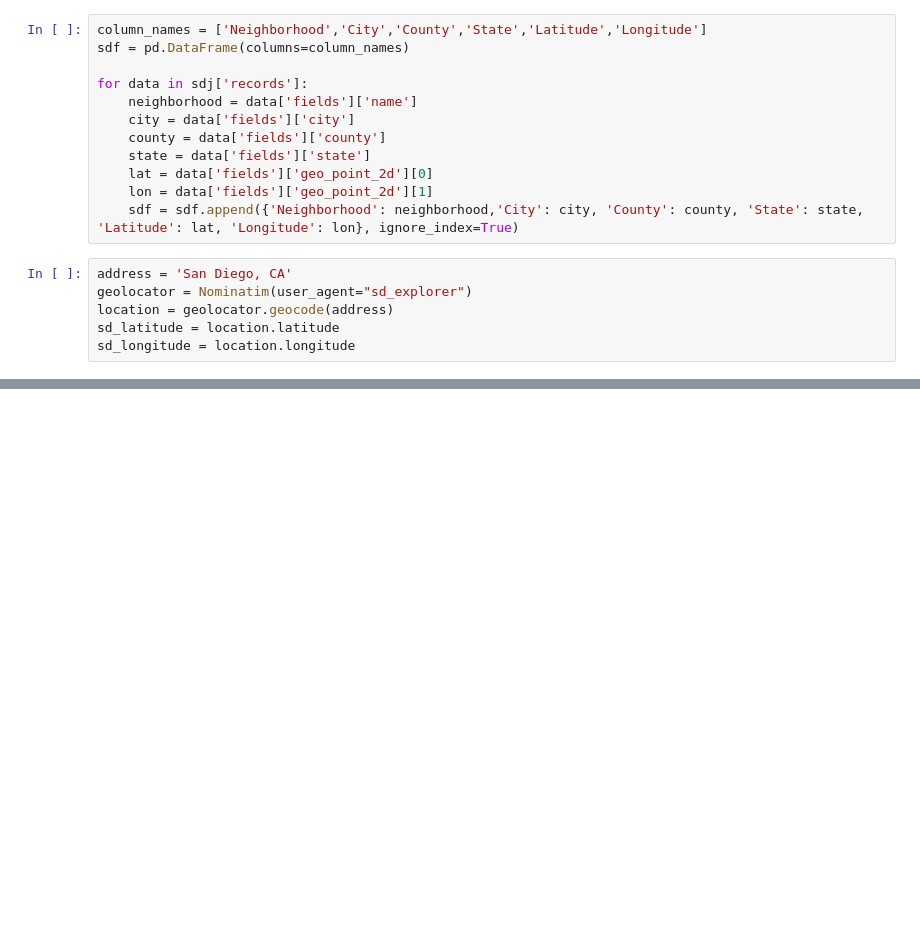
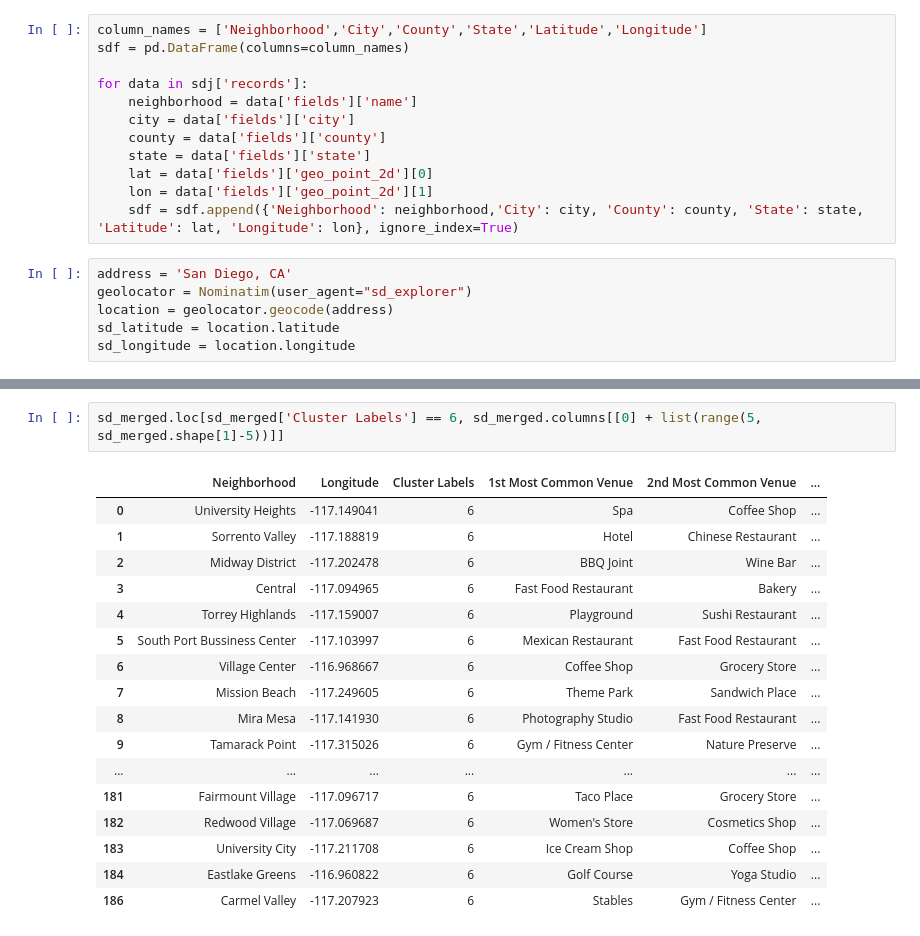
Before and after one commit to gregmusumeci/coursera_capstone, a Jupyter notebook: Battle of the Neighborhoods.ipynb, the cells around one changed output, grey strips where cells are left out. Saved outputs shown, nothing was run; the diff lists cells and outputs as text; blank space fills up the shorter version.

```diff
--- a/Battle of the Neighborhoods.ipynb
+++ b/Battle of the Neighborhoods.ipynb
@@ -66,0 +258,20 @@ VERSION = '20200227' # Foursquare API version
+# %%
+sd_merged.loc[sd_merged['Cluster Labels'] == 6, sd_merged.columns[[0] + list(range(5, sd_merged.shape[1]-5))]]
+# %% [output]
+|  | Neighborhood | Longitude | Cluster Labels | 1st Most Common Venue | 2nd Most Common Venue | ... |
+| 0 | University Heights | -117.149041 | 6 | Spa | Coffee Shop | ... |
+| 1 | Sorrento Valley | -117.188819 | 6 | Hotel | Chinese Restaurant | ... |
+| 2 | Midway District | -117.202478 | 6 | BBQ Joint | Wine Bar | ... |
+| 3 | Central | -117.094965 | 6 | Fast Food Restaurant | Bakery | ... |
+| 4 | Torrey Highlands | -117.159007 | 6 | Playground | Sushi Restaurant | ... |
+| 5 | South Port Bussiness Center | -117.103997 | 6 | Mexican Restaurant | Fast Food Restaurant | ... |
+| 6 | Village Center | -116.968667 | 6 | Coffee Shop | Grocery Store | ... |
+| 7 | Mission Beach | -117.249605 | 6 | Theme Park | Sandwich Place | ... |
+| 8 | Mira Mesa | -117.141930 | 6 | Photography Studio | Fast Food Restaurant | ... |
+| 9 | Tamarack Point | -117.315026 | 6 | Gym / Fitness Center | Nature Preserve | ... |
+| ... | ... | ... | ... | ... | ... | ... |
+| 181 | Fairmount Village | -117.096717 | 6 | Taco Place | Grocery Store | ... |
+| 182 | Redwood Village | -117.069687 | 6 | Women's Store | Cosmetics Shop | ... |
+| 183 | University City | -117.211708 | 6 | Ice Cream Shop | Coffee Shop | ... |
+| 184 | Eastlake Greens | -116.960822 | 6 | Golf Course | Yoga Studio | ... |
+| 186 | Carmel Valley | -117.207923 | 6 | Stables | Gym / Fitness Center | ... |
```
Also changed, not shown: parts of 21 cells of this notebook.
